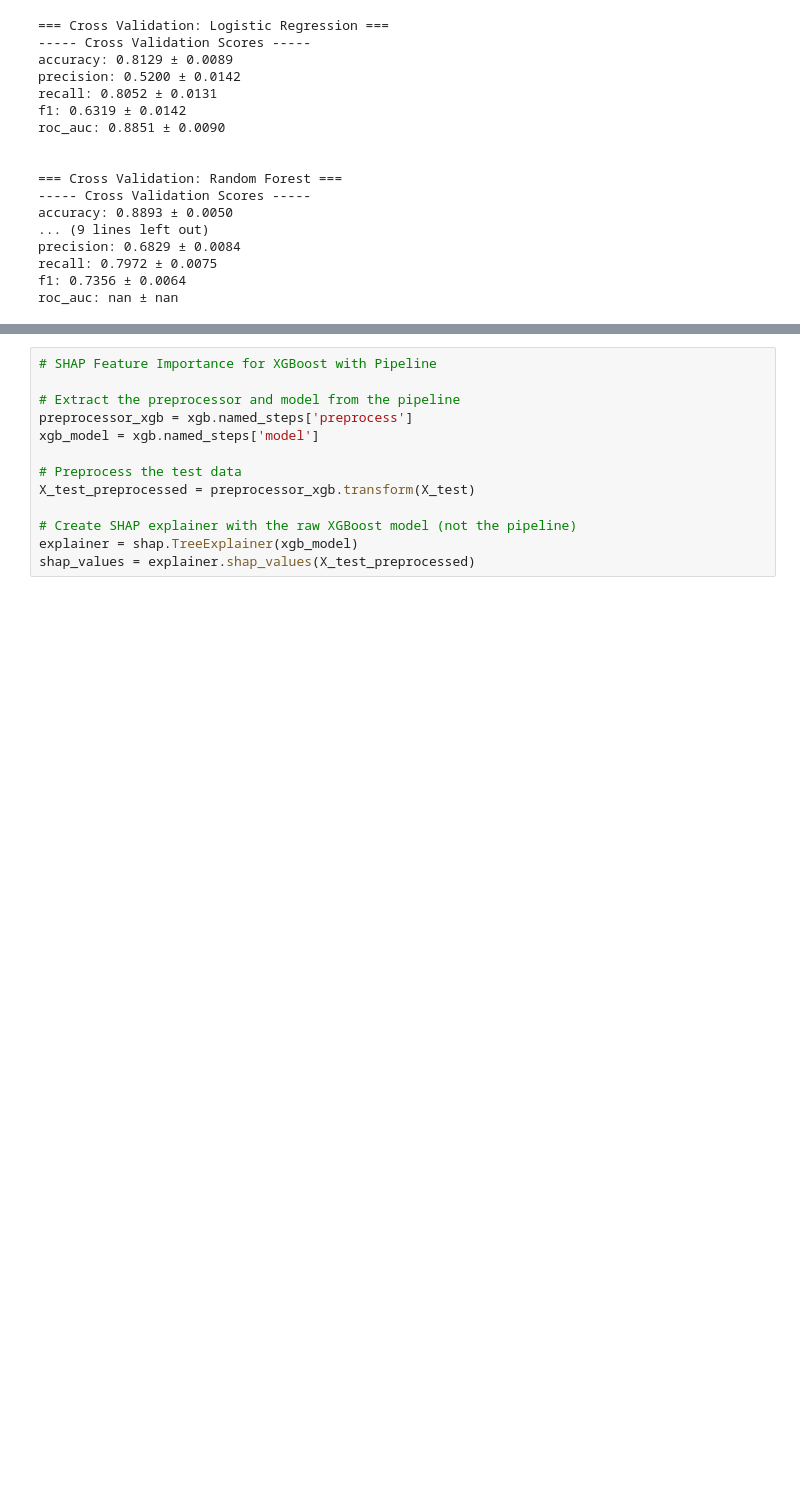
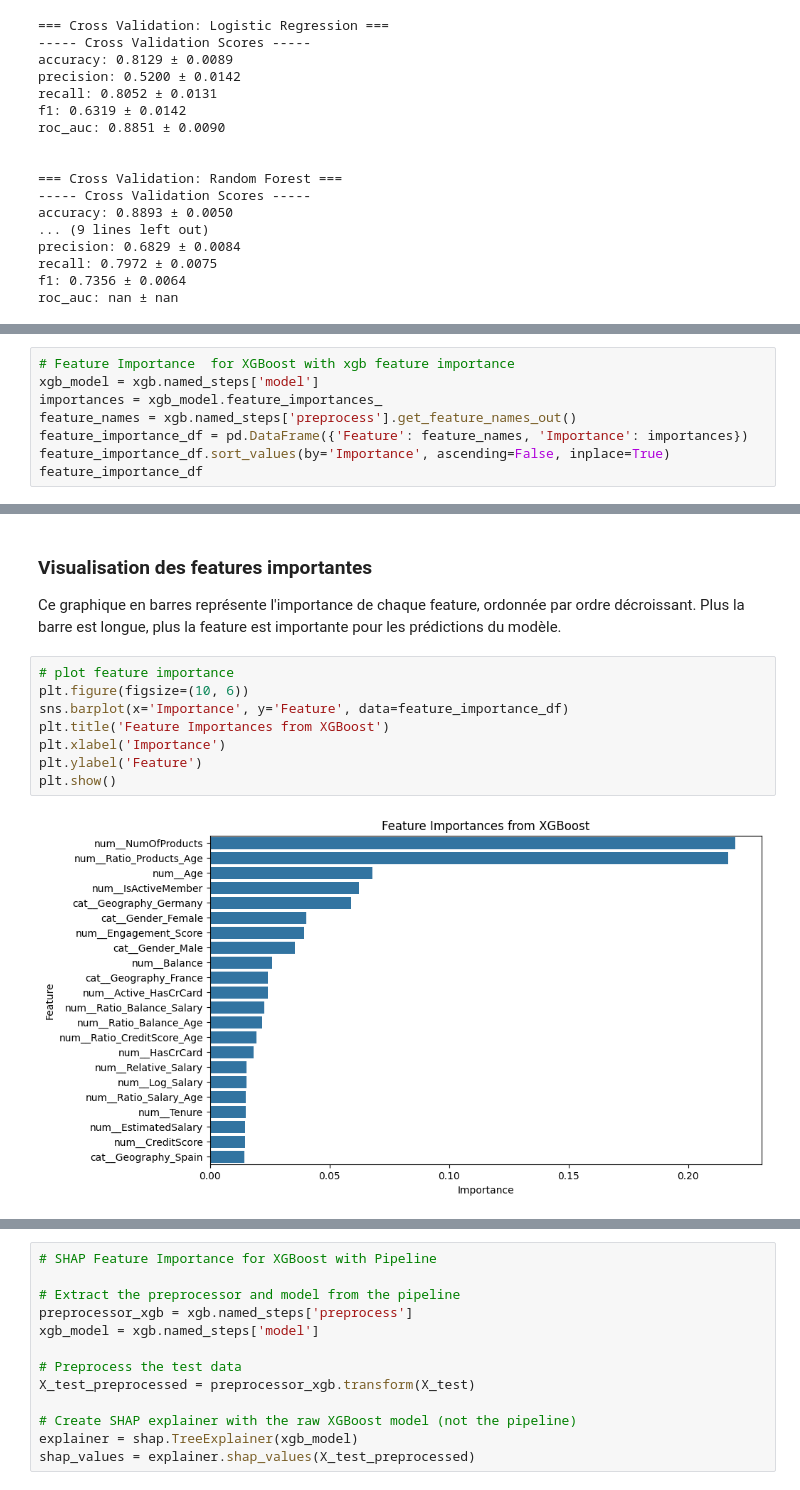
Before and after one commit to Bilelly/Bank-customer-churn-prediction, a Jupyter notebook: notebooks/03_data_modeling.ipynb, the cells around one changed output, grey strips where cells are left out. Drawn from its saved outputs; the diff is of its cells as text; blank space fills up the shorter version.

```diff
--- a/notebooks/03_data_modeling.ipynb
+++ b/notebooks/03_data_modeling.ipynb
@@ -203,0 +265,8 @@ roc_auc: nan ± nan
+# %%
+# Feature Importance  for XGBoost with xgb feature importance
+xgb_model = xgb.named_steps['model']
+importances = xgb_model.feature_importances_
+feature_names = xgb.named_steps['preprocess'].get_feature_names_out()
+feature_importance_df = pd.DataFrame({'Feature': feature_names, 'Importance': importances})
+feature_importance_df.sort_values(by='Importance', ascending=False, inplace=True)
+feature_importance_df
@@ -203,0 +291,14 @@ roc_auc: nan ± nan
+# %% [markdown]
+### Visualisation des features importantes
+
+Ce graphique en barres représente l'importance de chaque feature, ordonnée par ordre décroissant. Plus la barre est longue, plus la feature est importante pour les prédictions du modèle.
+# %%
+# plot feature importance
+plt.figure(figsize=(10, 6))
+sns.barplot(x='Importance', y='Feature', data=feature_importance_df)
+plt.title('Feature Importances from XGBoost')
+plt.xlabel('Importance')
+plt.ylabel('Feature')
+plt.show()
+# %% [output]
+[figure, added]
```
Also changed, not shown: parts of 16 cells of this notebook, 3 other files.
